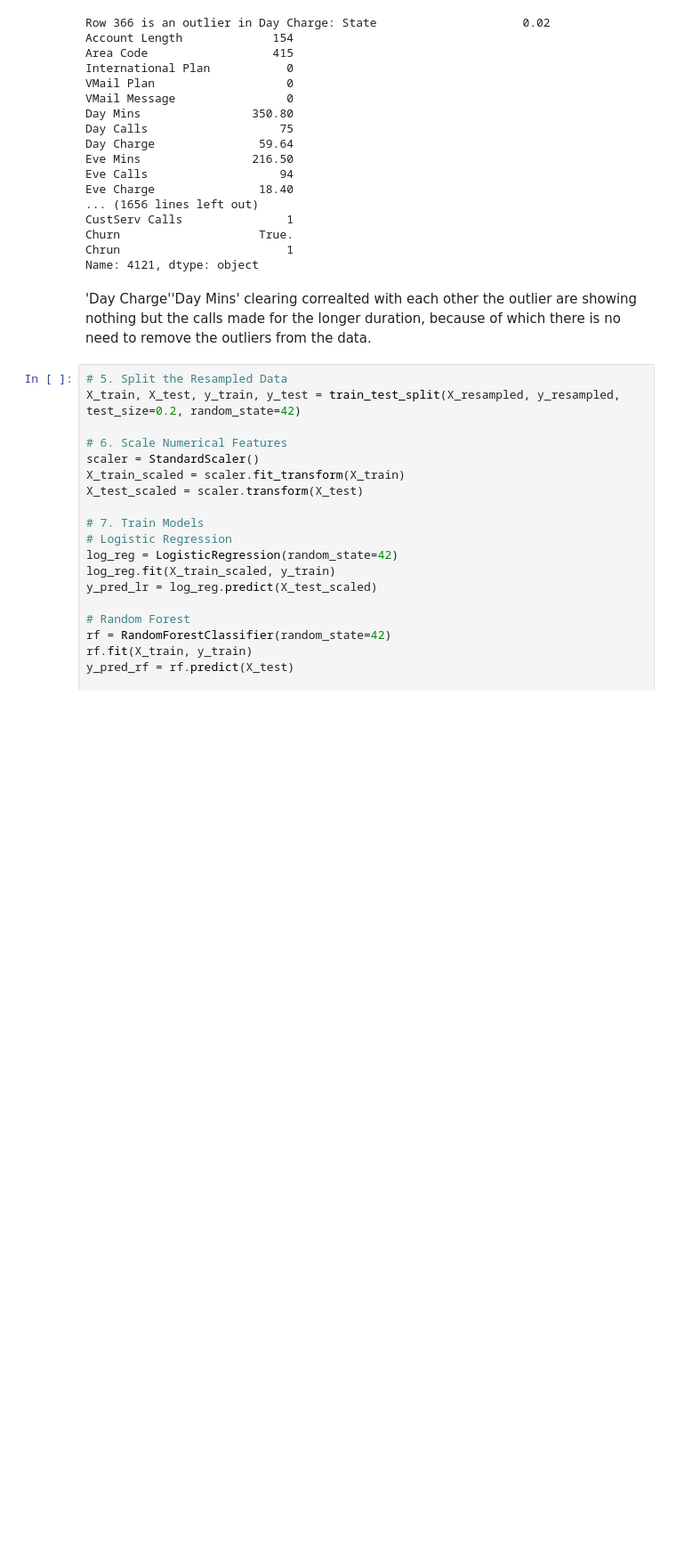
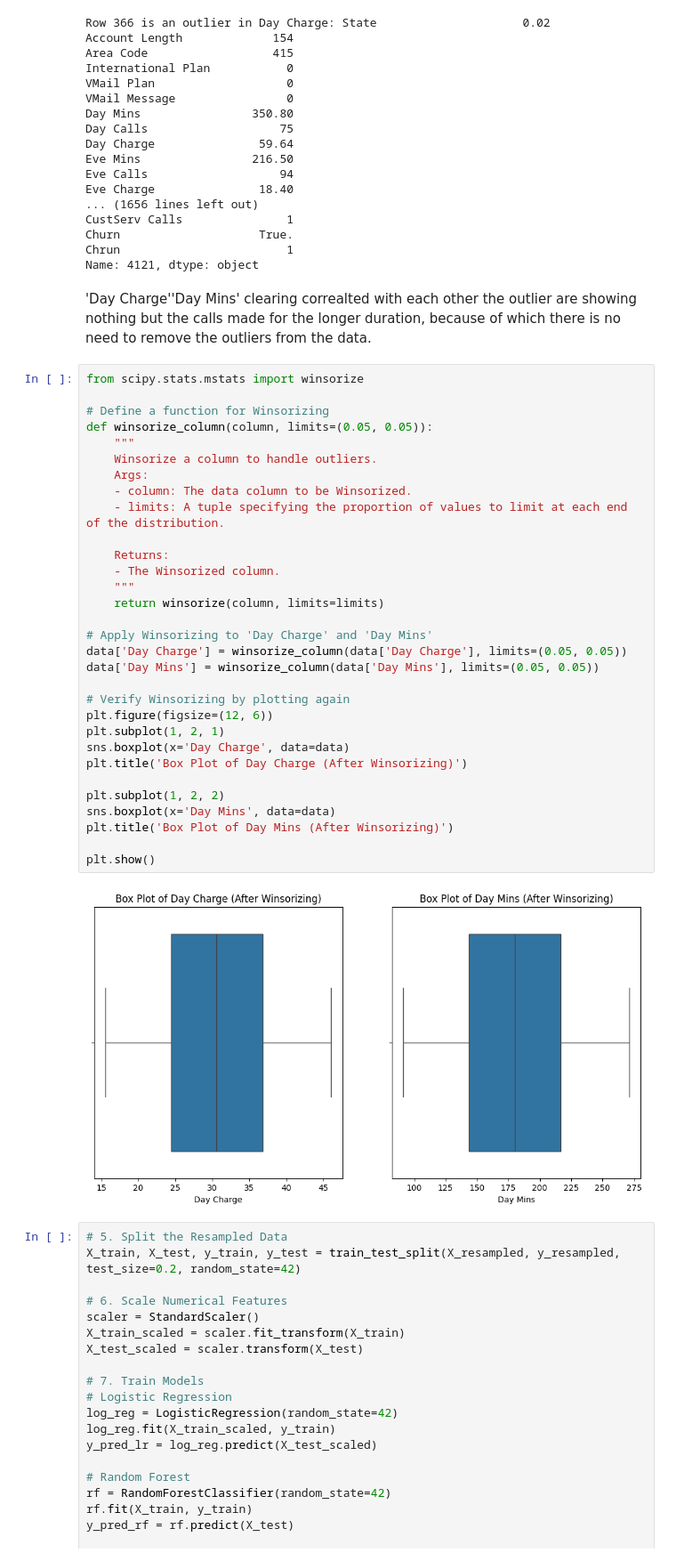
Before and after one commit to isahaq777/My_Projects, a Jupyter notebook: Data_Science_Projects/Telecom/No_Chrun_Telecom.ipynb, the cells around one changed output. Shown at 89% size. Saved outputs shown, nothing was run; the diff lists cells and outputs as text; blank space fills up the shorter version.

```diff
--- a/Data_Science_Projects/Telecom/No_Chrun_Telecom.ipynb
+++ b/Data_Science_Projects/Telecom/No_Chrun_Telecom.ipynb
@@ -672,6 +672,39 @@ Chrun                        1
 Name: 4121, dtype: object
 # %% [markdown]
 'Day Charge''Day Mins' clearing correalted with each other the outlier are showing nothing but the calls made for the longer duration, because of which there is no need to remove the outliers from the data.
+# %%
+from scipy.stats.mstats import winsorize
+
+# Define a function for Winsorizing
+def winsorize_column(column, limits=(0.05, 0.05)):
+    """
+    Winsorize a column to handle outliers.
+    Args:
+    - column: The data column to be Winsorized.
+    - limits: A tuple specifying the proportion of values to limit at each end of the distribution.
+
+    Returns:
+    - The Winsorized column.
+    """
+    return winsorize(column, limits=limits)
+
+# Apply Winsorizing to 'Day Charge' and 'Day Mins'
+data['Day Charge'] = winsorize_column(data['Day Charge'], limits=(0.05, 0.05))
+data['Day Mins'] = winsorize_column(data['Day Mins'], limits=(0.05, 0.05))
+
+# Verify Winsorizing by plotting again
+plt.figure(figsize=(12, 6))
+plt.subplot(1, 2, 1)
+sns.boxplot(x='Day Charge', data=data)
+plt.title('Box Plot of Day Charge (After Winsorizing)')
+
+plt.subplot(1, 2, 2)
+sns.boxplot(x='Day Mins', data=data)
+plt.title('Box Plot of Day Mins (After Winsorizing)')
+
+plt.show()
+# %% [output]
+[figure, added]
 # %%
 # 5. Split the Resampled Data
 X_train, X_test, y_train, y_test = train_test_split(X_resampled, y_resampled, test_size=0.2, random_state=42)
```
Also changed, not shown: parts of 30 cells of this notebook, 2 other files.
